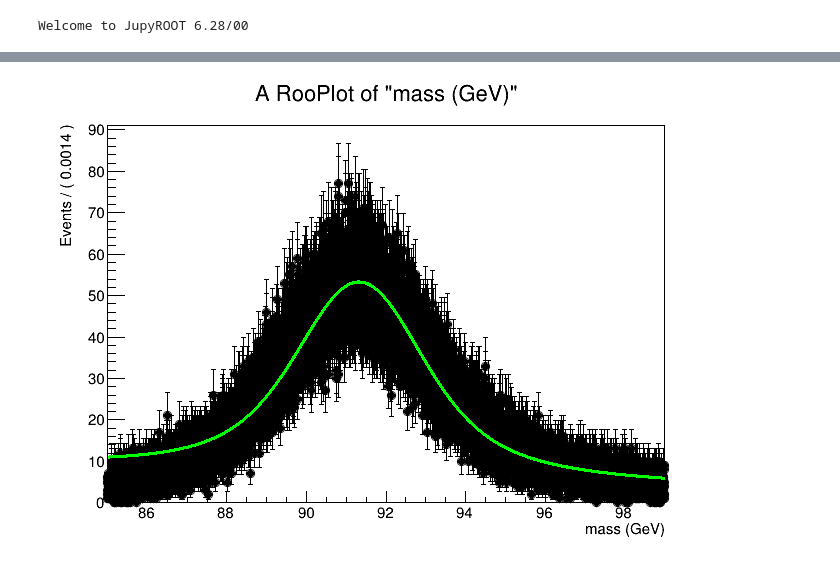
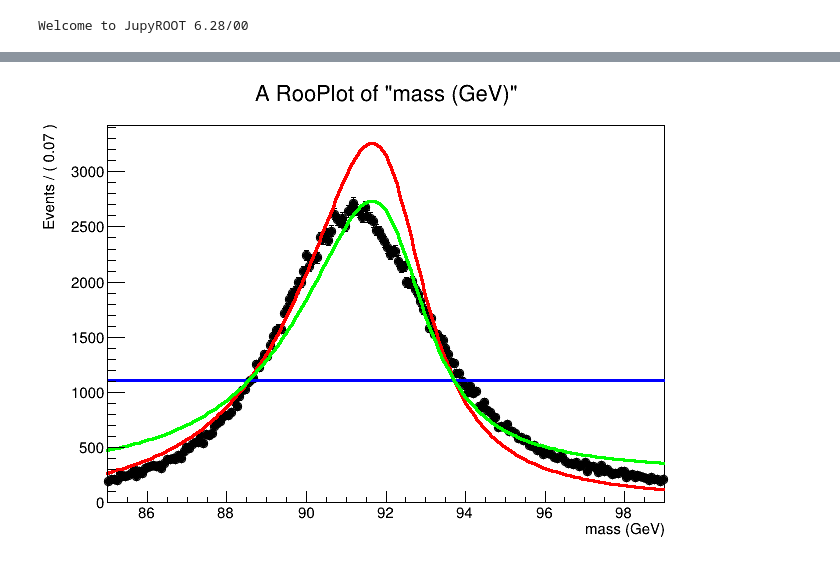
Before and after one commit to green-cabbage/copperhead_fork2, a Jupyter notebook: quick_tests/BWxDCB.ipynb, the cells around one changed output, grey strips where cells are left out. Drawn from its saved outputs; the diff is of its cells as text; code cells hidden in the pictures.

```diff
--- a/quick_tests/BWxDCB.ipynb
+++ b/quick_tests/BWxDCB.ipynb
@@ -67,15 +66,10 @@ start = time.time()
 
 #fitting directly to unbinned dataset is slow, so first make a histogram
 roo_dataset = file.w.data("data_Zfit_no_e_cut_UL_calib_cat5")
-data_hist = rt.RooDataHist("data_hist","binned version of roo_dataset", rt.RooArgSet(mass), roo_dataset)  # copies binning from mass variable
-# model1.fitTo(data_hist)
-# model3.fitTo(data_hist, Minos=True)
-# model3.fitTo(data_hist)
+roo_hist = rt.RooDataHist("data_hist","binned version of roo_dataset", rt.RooArgSet(mass), roo_dataset)  # copies binning from mass variable
 
-# cuda tetsing
-# rt.EnableImplicitMT()
-# model3.fitTo(data_hist, rt.RooFit.BatchMode("cpu"))
-model3.fitTo(data_hist)
+rt.EnableImplicitMT()
+model3.fitTo(roo_hist, rt.RooFit.BatchMode("cpu"))
 
 
 end = time.time()
@@ -101,14 +96,10 @@ fitting elapsed time: 7.452550888061523
 # %%
-# file.w.pdf("Voigtian_ggh_All").plotOn(frame)
 file.w.data("data_Zfit_no_e_cut_UL_calib_cat5").plotOn(frame)
-# model3.plotOn(frame, rt.RooFit.LineColor(rt.kGreen))
-# model1.plotOn(frame, rt.RooFit.LineColor(rt.kRed))
-# model2.plotOn(frame, rt.RooFit.LineColor(rt.kBlue))
-# model1_1.plotOn(frame, rt.RooFit.LineColor(rt.kRed))
-# model1_2.plotOn(frame, rt.RooFit.LineColor(rt.kBlue))
+
+model1.plotOn(frame, rt.RooFit.LineColor(rt.kRed))
+model2.plotOn(frame, rt.RooFit.LineColor(rt.kBlue))
 model3.plotOn(frame, rt.RooFit.LineColor(rt.kGreen))
-# model1.plotOn(frame, rt.RooFit.LineColor(rt.kRed))
-# model2.plotOn(frame, rt.RooFit.LineColor(rt.kBlue))
+
 
 frame.Draw()
 canvas.Update()
@@ -120 +114 @@ canvas.Draw()
-[figure, old version]
+[figure, new version]
```
Also changed, not shown: parts of 4 cells of this notebook, 1 other file.
